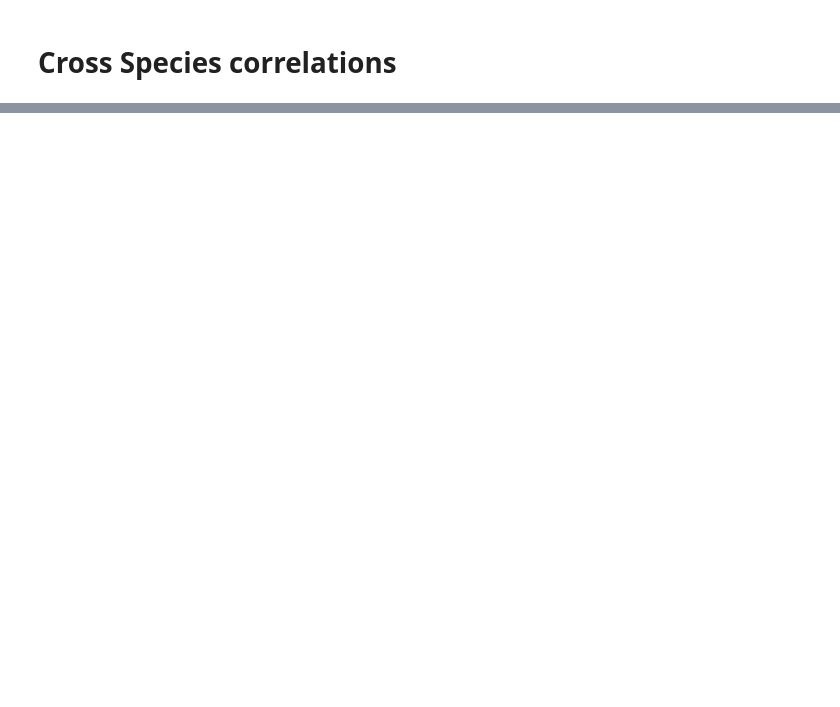
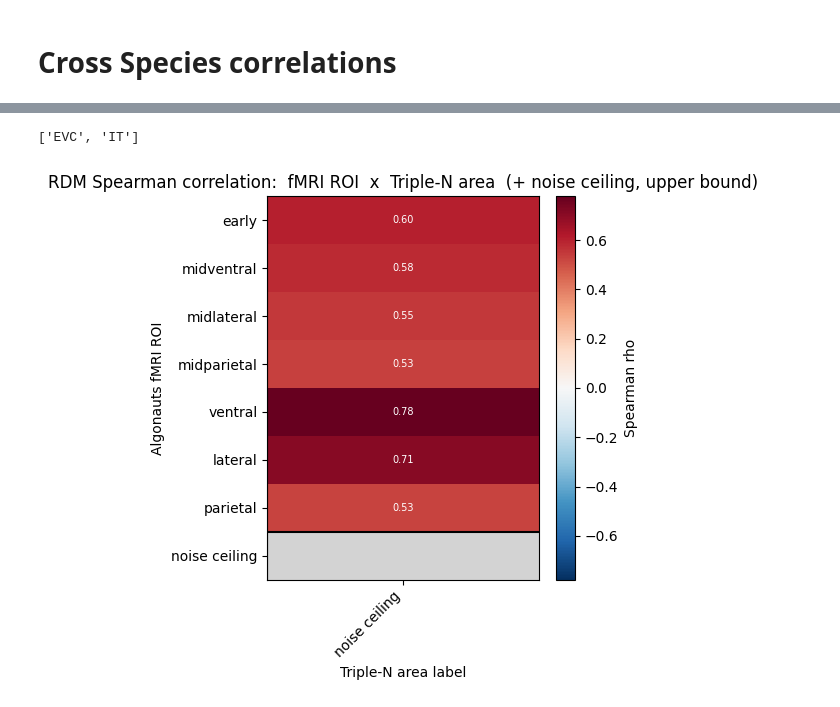
Before and after one commit to lucas-nunn/PSM-NeuroAI-Final, a Jupyter notebook: notebooks/data_exploration.ipynb, the cells around one changed output, grey strips where cells are left out. Saved outputs shown, nothing was run; the diff lists cells and outputs as text; code cells hidden in the pictures; blank space fills up the shorter version.

```diff
--- a/notebooks/data_exploration.ipynb
+++ b/notebooks/data_exploration.ipynb
@@ -104,3 +131,8 @@ for rdm in rdms_triple:
+# %%
+area_labels = sorted(tripleN.units["region"].unique())
+print(area_labels)
+# %% [output]
+['EVC', 'IT']
 # %%
 # RDM similarity table: every Algonauts fMRI ROI  x  every Triple-N area label, plus a
 # noise-ceiling COLUMN (per ROI, across subjects) and ROW (per area label, across macaques).
@@ -108,11 +140,6 @@ for rdm in rdms_triple:
 # order) via each model's compute_rdm, so all RDMs line up.
 
 ALGO_ROIS = [
-    "V1v", "V1d", "V2v", "V2d", "V3v", "V3d", "hV4",        # prf-visualrois
-    "EBA", "FBA-1", "FBA-2", "mTL-bodies",                  # floc-bodies
-    "OFA", "FFA-1", "FFA-2", "mTL-faces", "aTL-faces",      # floc-faces
-    "OPA", "PPA", "RSC",                                    # floc-places
-    "OWFA", "VWFA-1", "VWFA-2", "mfs-words", "mTL-words",   # floc-words
     "early", "midventral", "midlateral", "midparietal",     # streams
     "ventral", "lateral", "parietal",
 ]
@@ -141,11 +168,11 @@ for roi in ALGO_ROIS:
 
 # --- Triple-N: per-area-label RDM (units pooled) + noise ceiling (across macaques) ---
 macaques = sorted(tripleN.units["macaque"].unique())
-area_labels = sorted(tripleN.units["area_label"].unique())
+area_labels = sorted(tripleN.units["region"].unique())
 triple_rdms, triple_nc = {}, {}
 for label in area_labels:
     try:
-        triple_rdms[label] = tripleN.compute_rdm(area_label=label, indices=stim_aligned)
+        triple_rdms[label] = tripleN.compute_rdm(region=label, indices=stim_aligned)
     except ValueError:
         continue                                           # fewer than 2 units for this label
     per_macaque = []
@@ -168,33 +195,35 @@ corr = np.array([[spearmanr(algo_rdms[roi], triple_rdms[label])[0]
 # --- Assemble the table with an extra noise-ceiling row + column (upper bound shown) ---
 M = np.full((len(rois) + 1, len(labels) + 1), np.nan)
 M[:len(rois), :len(labels)] = corr
 M[:len(rois), -1] = [algo_nc[roi][1] for roi in rois]                           # ROI ceiling -> column
 M[-1, :len(labels)] = [triple_nc.get(l, (np.nan, np.nan))[1] for l in labels]  # area ceiling -> row
 row_labels = rois + ["noise ceiling"]
 col_labels = labels + ["noise ceiling"]
 
 # --- Table plot (annotated heatmap) ---
 vmax = np.nanmax(np.abs(M))
 cmap = plt.get_cmap("RdBu_r").copy()
 cmap.set_bad("lightgray")                                  # NaN cells (e.g. the corner) shown gray
 fig, ax = plt.subplots(figsize=(1.1 * len(col_labels) + 4, 0.42 * len(row_labels) + 2))
 im = ax.imshow(M, cmap=cmap, vmin=-vmax, vmax=vmax, aspect="auto")
 ax.set_xticks(range(len(col_labels))); ax.set_xticklabels(col_labels, rotation=45, ha="right")
 ax.set_yticks(range(len(row_labels))); ax.set_yticklabels(row_labels)
 ax.axvline(len(labels) - 0.5, color="k", lw=1.5)          # separate the noise-ceiling row/col
 ax.axhline(len(rois) - 0.5, color="k", lw=1.5)
 ax.set_xlabel("Triple-N area label")
 ax.set_ylabel("Algonauts fMRI ROI")
 ax.set_title("RDM Spearman correlation:  fMRI ROI  x  Triple-N area  (+ noise ceiling, upper bound)")
 for i in range(M.shape[0]):
     for j in range(M.shape[1]):
         v = M[i, j]
         if not np.isnan(v):
             ax.text(j, i, f"{v:.2f}", ha="center", va="center", fontsize=7,
                     color="white" if abs(v) > 0.6 * vmax else "black")
 fig.colorbar(im, ax=ax, label="Spearman rho")
 plt.tight_layout()
 plt.show()
+# %% [output]
+[figure, added]
 # %%
 fig.savefig(
     "../figures/rdm_roi_x_area_heatmap.png",
```
Also changed, not shown: parts of 7 cells of this notebook, 28 other files.
